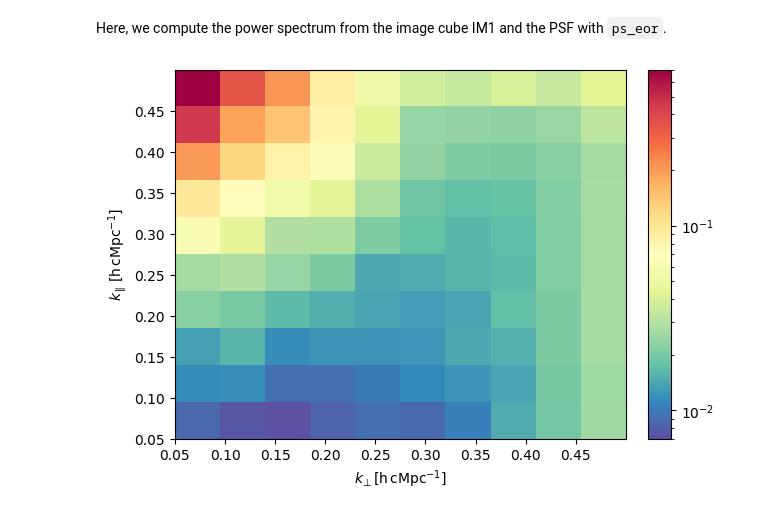
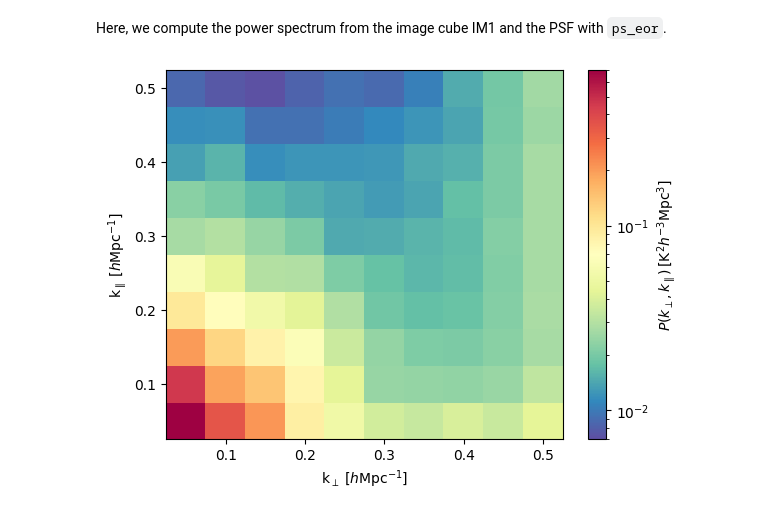
Before and after one commit to guotsuan/science-testcases-srcnetv01, a Jupyter notebook: SWF-008-T1/test_swf008_v0.ipynb, the cells around one changed output. Saved outputs shown, nothing was run; the diff lists cells and outputs as text; code cells hidden in the pictures.

Commit message:
SWF008: Fixed validation image

```diff
--- a/SWF-008-T1/test_swf008_v0.ipynb
+++ b/SWF-008-T1/test_swf008_v0.ipynb
@@ -36,7 +35,7 @@ Define two useful functions:
 def plot_ps2d(
         pspec_2d, kperp_bins, kpara_bins, dimless=False,
         label=r'P($k_\parallel$,$k_\perp$) [(Jy/beam)$^2$ Mpc$^3$]',
-        norm=None, title=None, cmap='viridis', ax=None,
+        norm=None, title=None, cmap='viridis', ax=None, little_h=False,
     ):
     """
     Method to plot cylindrical power spectrum with logarithmic colorbar.
@@ -70,6 +69,9 @@ def plot_ps2d(
         ax: matplotlib.axes object
             Axis to plot the figure on.
             Default is None (new figure and axis are generated).
+        little_h: boolean
+            Whether to use little_h units or not.
+            Default is False.
 
 
     """
@@ -84,6 +86,7 @@ def plot_ps2d(
             'Absolute value will be used for the figure.'
         )
         pspec_2d = np.abs(pspec_2d)
+    h = 'h' if little_h else ''
 
     existing_axis = True
     if ax is None:
@@ -104,8 +107,8 @@ def plot_ps2d(
     )
     if not existing_axis:
         plt.colorbar(im, label=label, ax=ax)
-        ax.set_ylabel(r'k$_\parallel$ [Mpc$^{-1}]$')
-        ax.set_xlabel(r'k$_\perp$ [Mpc$^{-1}]$')
+        ax.set_ylabel(fr'k$_\parallel$ [${h}$Mpc$^{{-1}}]$')
+        ax.set_xlabel(fr'k$_\perp$ [${h}$Mpc$^{{-1}}]$')
     if title is not None:
         ax.set_title(title)
 # %%
@@ -321,13 +324,13 @@ t0 = time.time()
 w_cube = datacube.CartWeightCube.load_from_fits_image_and_psf(
     files=[f'IM1.{weighting}_image_reduced.fits'],
     files_psf=[f'TestDataset.{weighting}_psf_reduced.fits'],
-    umin=30,#max(50, D_station/np.mean(lamb_array)),  # 50 default
-    umax=500,#min(250, bmax.si/np.mean(lamb_array)),  # 250 default
-    theta_fov=np.radians(9.10),#(1.22*np.mean(lamb_array)/D_station).value,
+    umin=30,
+    umax=500,
+    theta_fov=None,#np.radians(9.10),
     int_time=int_time.to(units.s).value,
     total_time=total_time.to(units.s).value,
     use_wscnormf=False, # use pSF and not WSCNORMF to normalise the visibilities
-    window_function=datacube.WindowFunction('hann') # or datacube.WindowFunction(('tukey', 0.2))
+    window_function=datacube.WindowFunction('hann')
 )
 t1 = time.time()
 print(f'Conversion to visibility cube took {(t1-t0)/60.:.2f} minutes.')
@@ -368,9 +368,13 @@ Here, we compute the power spectrum from the image cube IM1 and the PSF with `ps
 # %%
 # Create a Cylindrically averaged PS and plot
 ps_gen_sq = get_ps_gen_square(w_cube, fmin, primary_beam='ska_low', window_fct='hann')
 ps2d = set_kpar_max(ps_gen_sq.get_ps2d(w_cube))
 
-fig, ax = plt.subplots()
-ps2d.plot(ax=ax, vmin=vmin, vmax=vmax, cmap='Spectral_r')
+plot_ps2d(
+        ps2d.data,
+        kperp_bins, kpara_bins,
+        cmap='Spectral_r', norm=colors.LogNorm(vmin=vmin, vmax=vmax), little_h=True,
+        label=r'$P(k_\perp, k_\parallel)\, [\mathrm{K}^2 h^{-3} \mathrm{Mpc}^3]$'
+)
 # %% [output]
-[figure, old version]
+[figure, new version]
```
Also changed, not shown: parts of 10 cells of this notebook.
